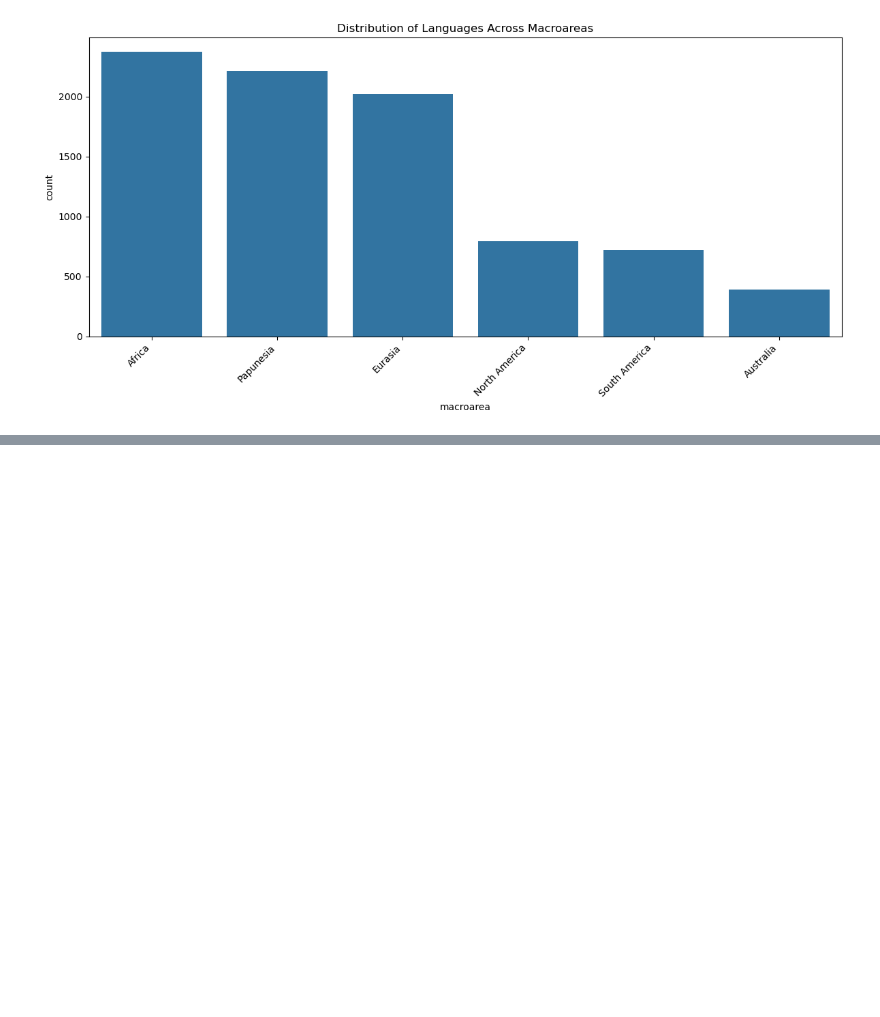
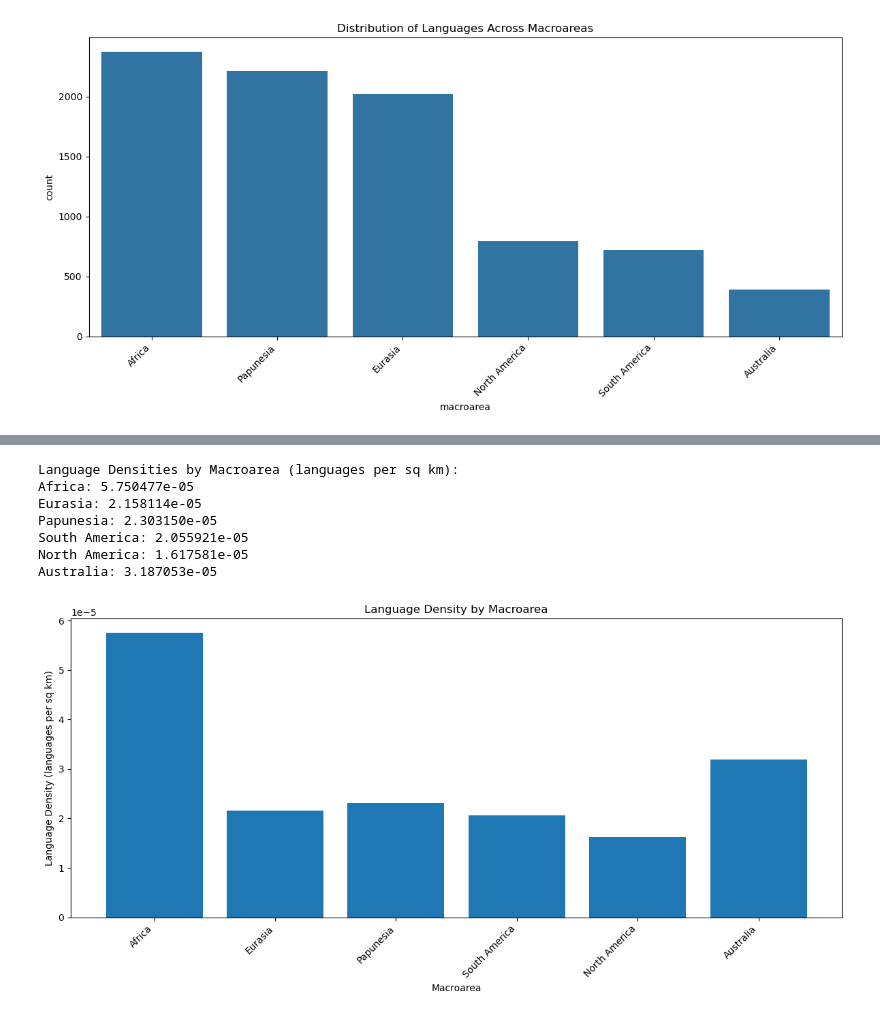
Before and after one commit to eanvhhof/data-sience-for-linguists, a Jupyter notebook: hw3/hw3.ipynb, the cells around one changed output, grey strips where cells are left out. Cells and saved outputs as stored; diff of their text form; code cells hidden in the pictures; blank space fills up the shorter version.

```diff
--- a/hw3/hw3.ipynb
+++ b/hw3/hw3.ipynb
@@ -56,0 +227,30 @@ plt.show()
+# %%
+language_densities = {}
+
+for macroarea in macroarea_areas:
+    if macroarea in macroarea_counts:
+        language_densities[macroarea] = macroarea_counts[macroarea] / macroarea_areas[macroarea]
+
+print("Language Densities by Macroarea (languages per sq km):")
+for macroarea, density in language_densities.items():
+    print(f"{macroarea}: {density:.6e}")
+
+import matplotlib.pyplot as plt
+
+plt.figure(figsize=(12, 6))
+plt.bar(language_densities.keys(), language_densities.values())
+plt.xlabel('Macroarea')
+plt.ylabel('Language Density (languages per sq km)')
+plt.title('Language Density by Macroarea')
+plt.xticks(rotation=45, ha='right')
+plt.tight_layout()
+plt.show()
+# %% [output]
+Language Densities by Macroarea (languages per sq km):
+Africa: 5.750477e-05
+Eurasia: 2.158114e-05
+Papunesia: 2.303150e-05
+South America: 2.055921e-05
+North America: 1.617581e-05
+Australia: 3.187053e-05
+[figure, added]
```
Also changed, not shown: parts of 6 cells of this notebook.
